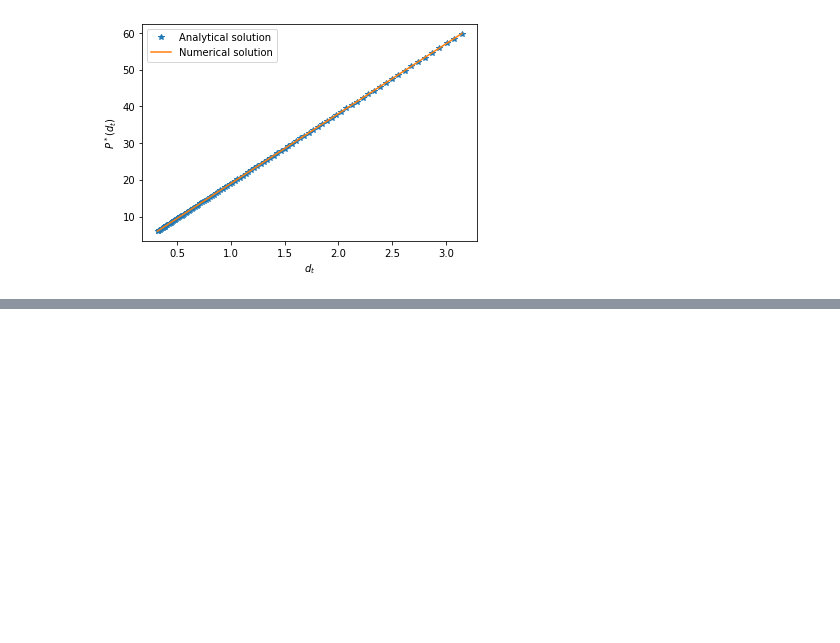
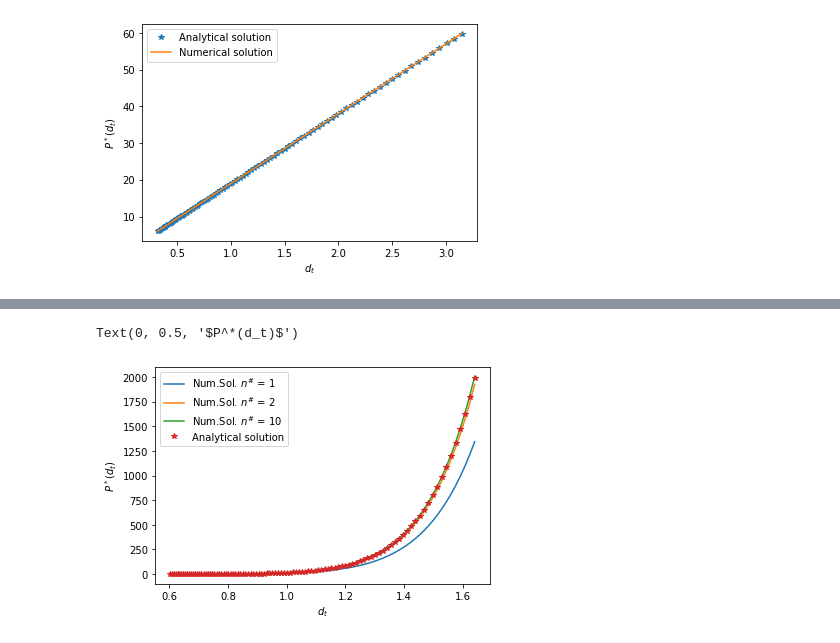
Before and after one commit to econ-ark/DemARK, a Jupyter notebook: notebooks/Lucas-Asset-Pricing-Model.ipynb, the cells around one changed output, grey strips where cells are left out. Drawn from its saved outputs; the diff is of its cells as text; code cells hidden in the pictures; blank space fills up the shorter version.

```diff
--- a/notebooks/Lucas-Asset-Pricing-Model.ipynb
+++ b/notebooks/Lucas-Asset-Pricing-Model.ipynb
@@ -330,0 +338,27 @@ Text(0, 0.5, '$P^*(d_t)$')
+# %%
+# Increase CRRA to make the effect of uncertainty more evident.
+CRRA = 10
+Disc = 0.9
+shock_sd = 0.1
+ns = [1,2,10]
+
+#
+dTil = np.exp((shock_sd**2)/2*CRRA*(CRRA-1))
+fact = dTil*Disc
+aSolIID = lambda d: d**CRRA * dTil * Disc/(1 - Disc)
+
+plt.figure()
+for n in ns:
+    iidDivs = DivProcess(alpha = 0.0, shock_mean = -shock_sd**2/2, shock_sd = shock_sd, nApprox = n)
+    iidEcon = LucasEconomy(CRRA = CRRA, DiscFac = Disc, DivProcess = iidDivs)
+    iidEcon.solve()
+    plt.plot(dGrid, iidEcon.EqPfun(dGrid), label = 'Num.Sol. $n^\#$ = {}'.format(n))
+
+# Plot both
+plt.plot(dGrid, aSolIID(dGrid), '*',label = 'Analytical solution')
+plt.legend()
+plt.xlabel('$d_t$')
+plt.ylabel('$P^*(d_t)$')
+# %% [output]
+Text(0, 0.5, '$P^*(d_t)$')
+[figure, added]
```
Also changed, not shown: parts of 4 cells of this notebook, 1 other file.
